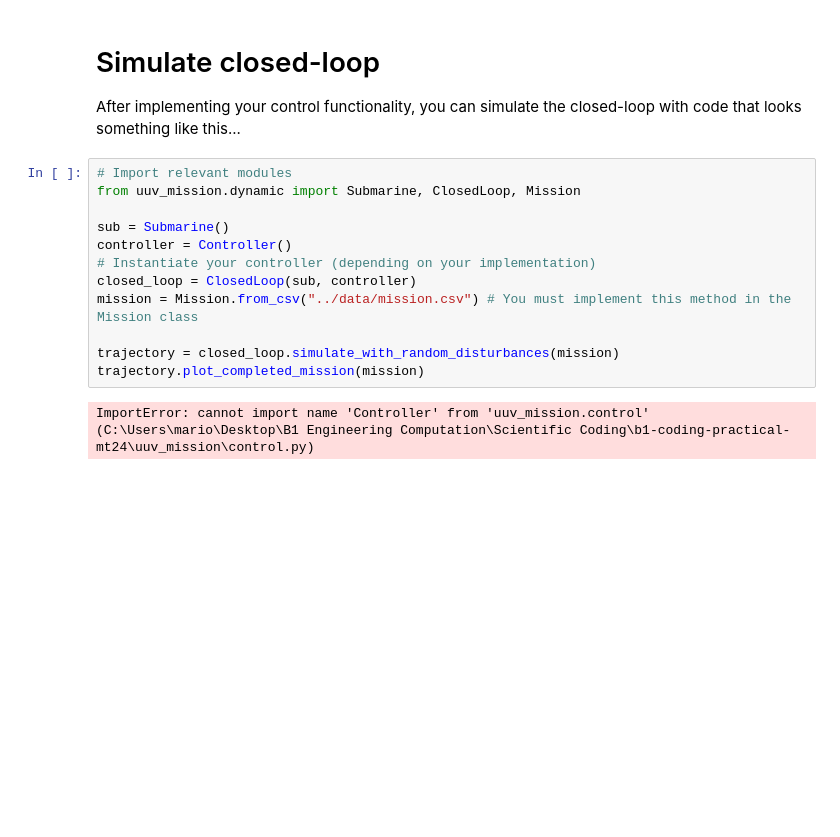
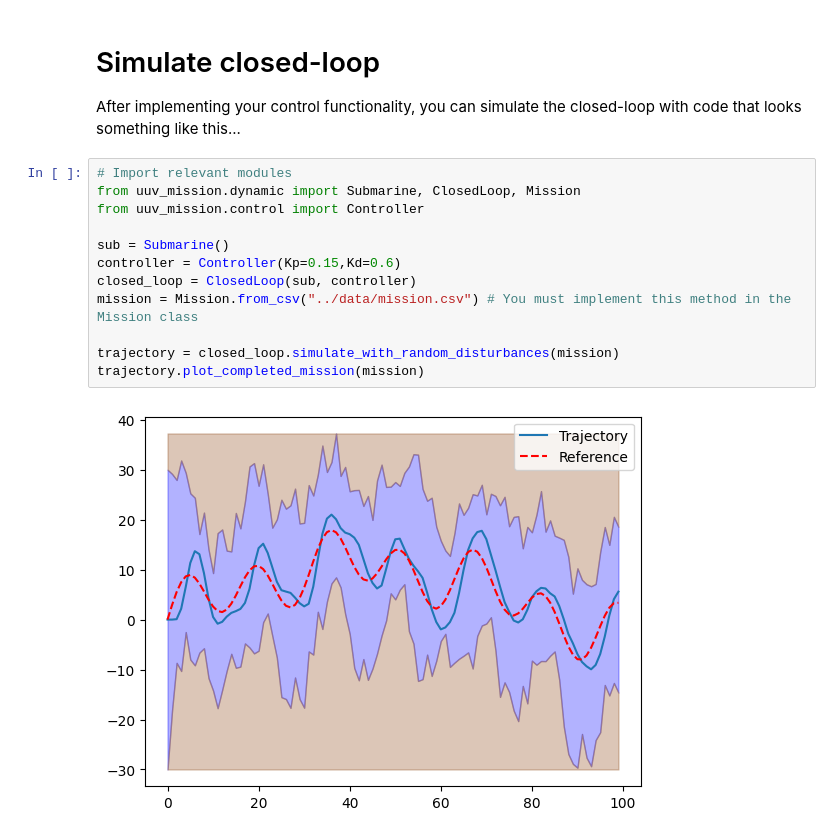
Before and after one commit to Marion-bdc/b1-coding-practical-mt24, a Jupyter notebook: notebooks/demo.ipynb, the cells around one changed output. Saved outputs shown, nothing was run; the diff lists cells and outputs as text; blank space fills up the shorter version.

Commit message:
Implementation of PD Controller

```diff
--- a/notebooks/demo.ipynb
+++ b/notebooks/demo.ipynb
@@ -19,14 +19,14 @@ After implementing your control functionality, you can simulate the closed-loop
 # %%
 # Import relevant modules
 from uuv_mission.dynamic import Submarine, ClosedLoop, Mission
+from uuv_mission.control import Controller
 
 sub = Submarine()
-controller = Controller()
-# Instantiate your controller (depending on your implementation)
+controller = Controller(Kp=0.15,Kd=0.6)
 closed_loop = ClosedLoop(sub, controller)
 mission = Mission.from_csv("../data/mission.csv") # You must implement this method in the Mission class
 
 trajectory = closed_loop.simulate_with_random_disturbances(mission)
 trajectory.plot_completed_mission(mission)
 # %% [output]
-ImportError: cannot import name 'Controller' from 'uuv_mission.control' (C:\Users\mario\Desktop\B1 Engineering Computation\Scientific Coding\b1-coding-practical-mt24\uuv_mission\control.py)
+[figure, added]
```
Also changed, not shown: 1 other file.
